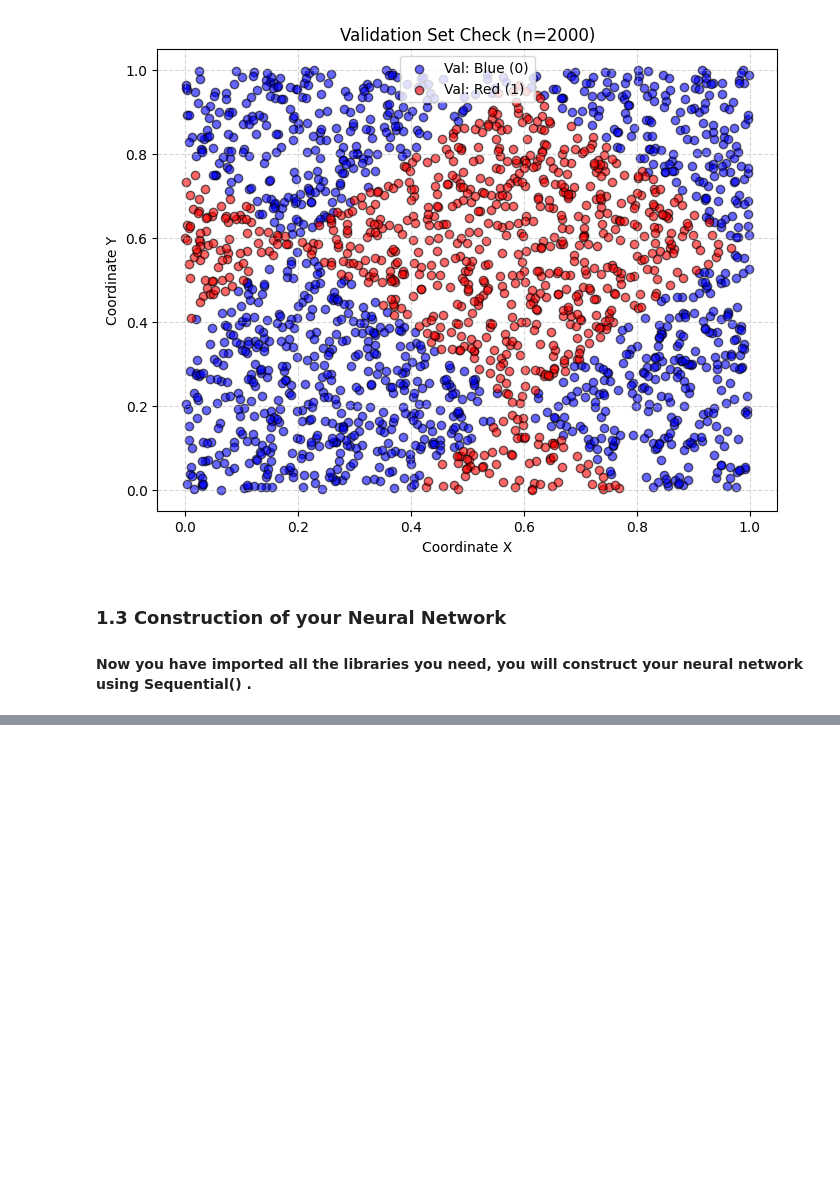
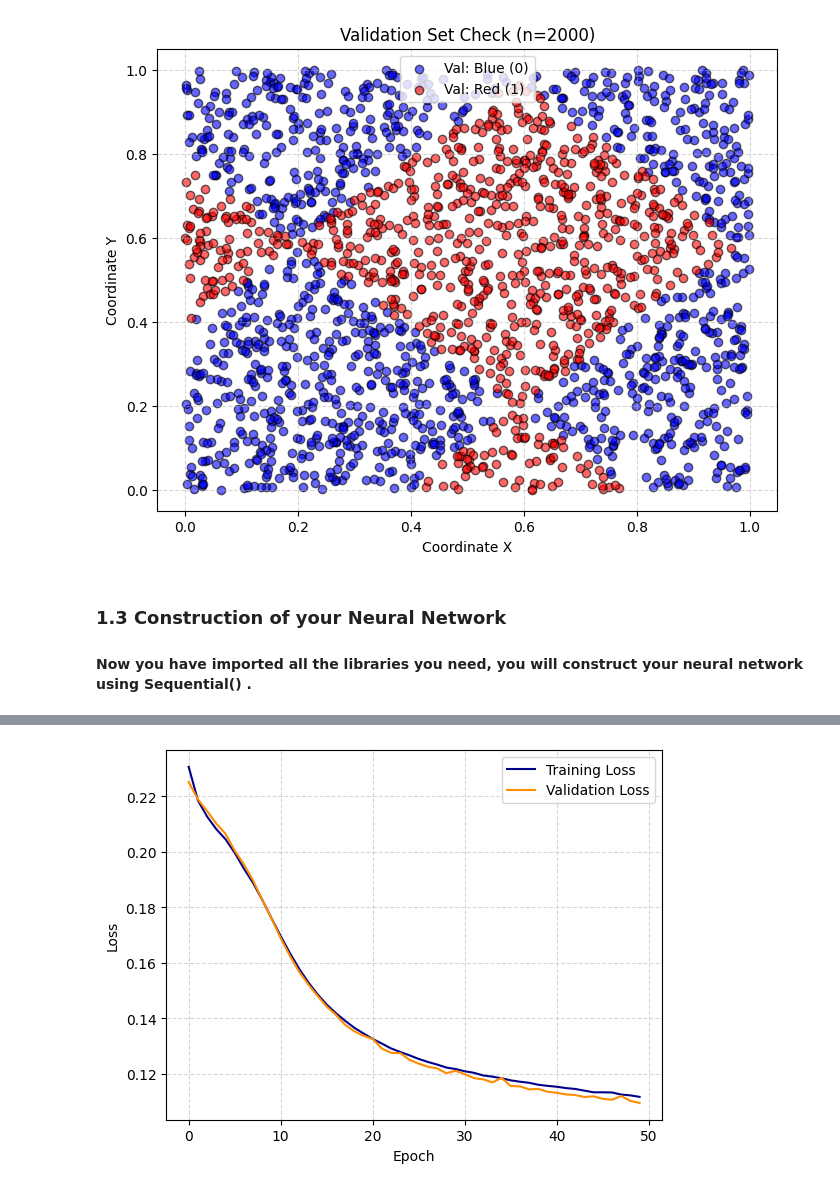
Before and after one commit to mazapataa/NNbasic, a Jupyter notebook: Practica2_Neural Network_with_Tensorflow.keras.ipynb, the cells around one changed output, grey strips where cells are left out. Saved outputs shown, nothing was run; the diff lists cells and outputs as text; code cells hidden in the pictures; blank space fills up the shorter version.

```diff
--- a/Practica2_Neural Network_with_Tensorflow.keras.ipynb
+++ b/Practica2_Neural Network_with_Tensorflow.keras.ipynb
@@ -115,3 +115,15 @@ model.add(Dense(n_output, activation=define_activation['output_layer']))
 # Something interesting to specify can be a callback for ending the training before the final number of epochs based on the convergence of the Loss function evolution:
 
 callback = keras.callbacks.EarlyStopping(monitor='loss', patience=20)
+
+# 9) Define the optimizer you will use. We recommend the use of optimizers.Adam() from tensorflow.keras. Remember you can modify the learning rate, and the memory on
+# the mean and variance estimation (β1 and β2)
+
+optimizer = keras.optimizers.Adam(learning_rate=0.001, beta_1=0.9, beta_2=0.999)
+# %%
+# 10) Define the loss function.
+
+loss_function = keras.losses.MeanSquaredError()
+
+# 11) Call the "summary()" method from "model" in order to print the specifications of your NN.
+model.summary()
@@ -117,0 +146,11 @@ callback = keras.callbacks.EarlyStopping(monitor='loss', patience=20)
+# %%
+# 12) Define the number of epochs you want to use.
+n_epochs = 50
+
+# 13) Define batch_size you will use.
+batch_size = 16
+# %%
+# 14) Use the method "fit()" of your object "model" for training your NN. Save the results of the training in a
+# variable "hist".
+model.compile(optimizer=optimizer, loss=loss_function)
+hist = model.fit(X_train, y_train, validation_data=(X_val, y_val), epochs=n_epochs, batch_size=batch_size, callbacks=[callback])
@@ -117,0 +175,14 @@ callback = keras.callbacks.EarlyStopping(monitor='loss', patience=20)
+# %%
+# 15) Plot the evolution of the loss function history for the training set and the validation set. You will find it in "hist.history[’loss’]" and "hist.history[’val_loss’]".
+loss_training = hist.history['loss']
+loss_validation = hist.history['val_loss']
+
+plt.plot(loss_training, label='Training Loss',color='darkblue')
+plt.plot(loss_validation, label='Validation Loss',color='darkorange')
+plt.xlabel('Epoch')
+plt.ylabel('Loss')
+plt.legend()
+plt.grid(True, linestyle='--', alpha=0.5)
+plt.show()
+# %% [output]
+[figure, added]
```
Also changed, not shown: parts of 3 cells of this notebook.
